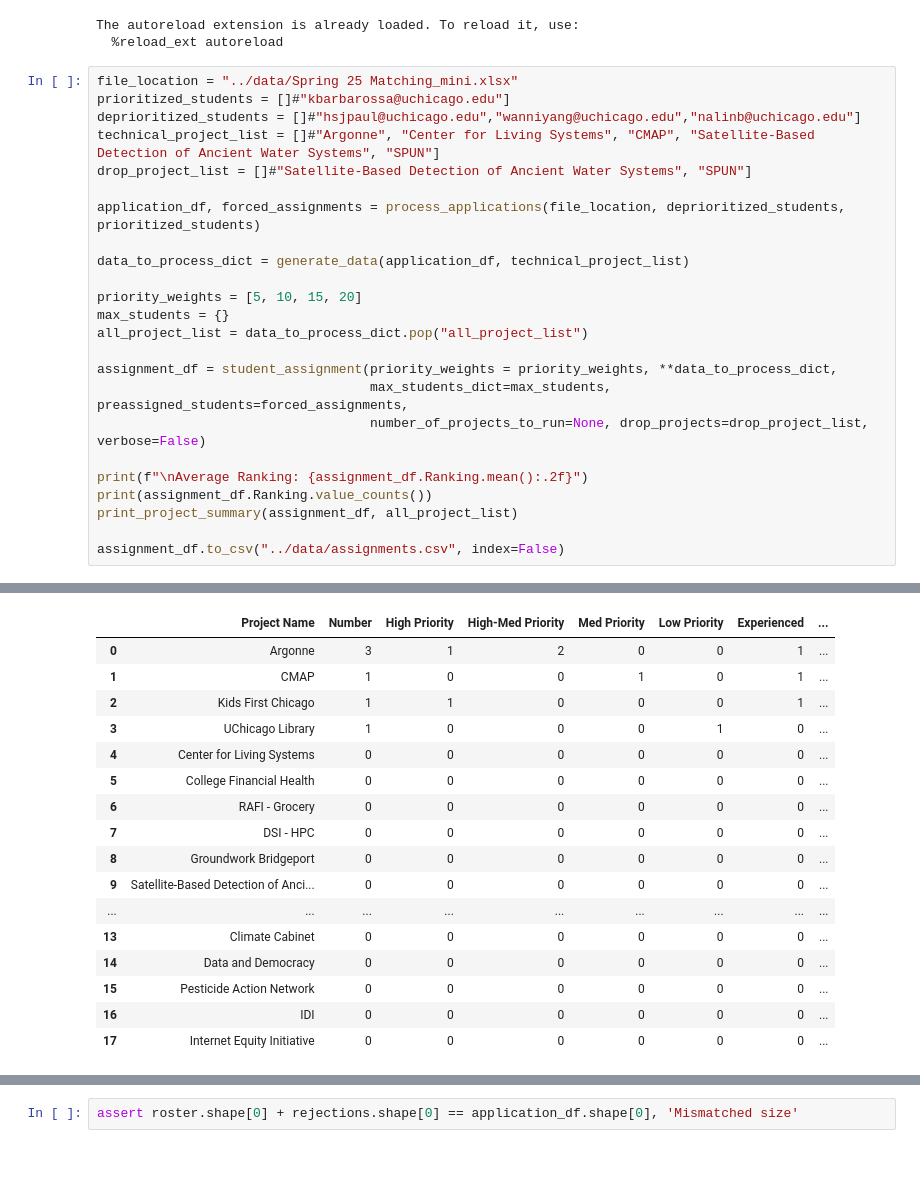
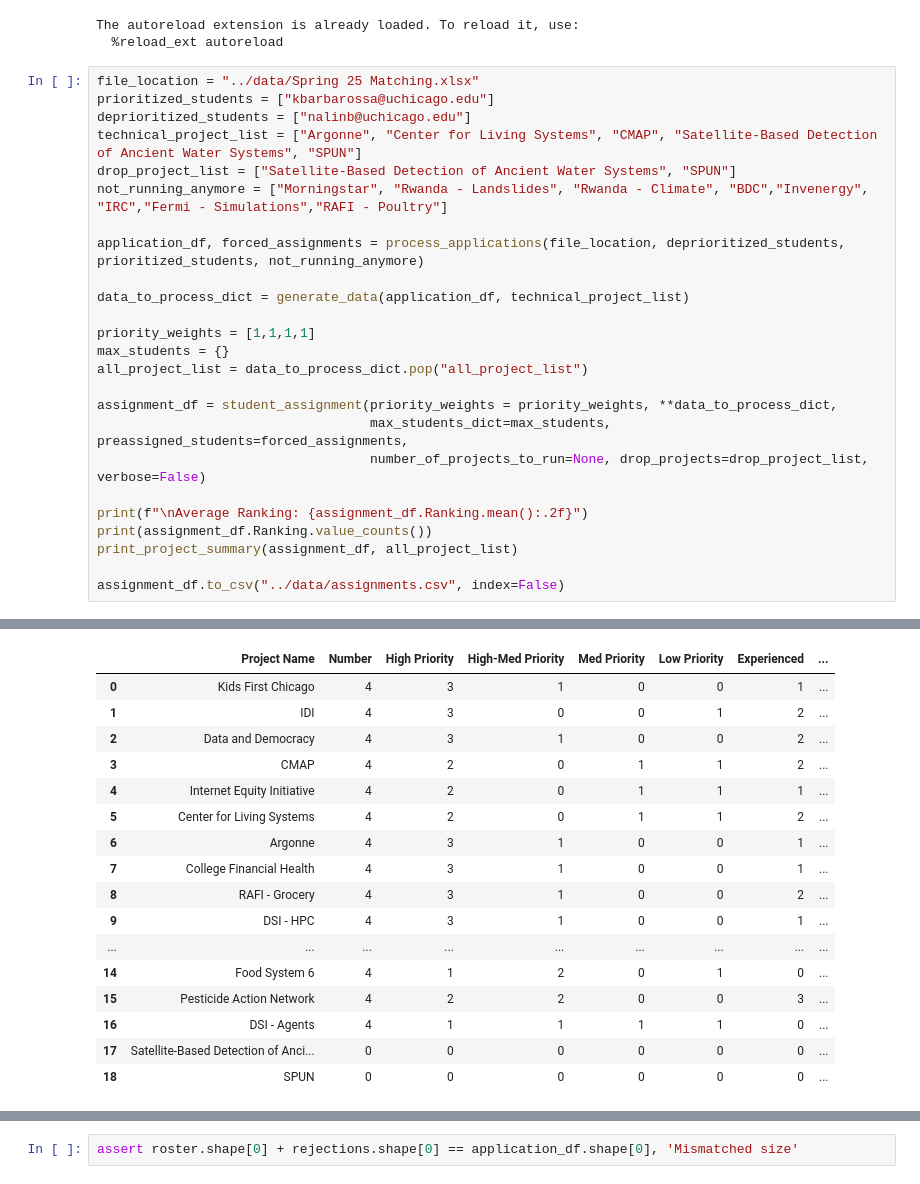
Before and after one commit to dsi-clinic/the-clinic, a Jupyter notebook: admin/matching/notebooks/matching.ipynb, the cells around one changed output, grey strips where cells are left out. Saved outputs shown, nothing was run; the diff lists cells and outputs as text.

Commit message:
Update matching

```diff
--- a/admin/matching/notebooks/matching.ipynb
+++ b/admin/matching/notebooks/matching.ipynb
@@ -21,17 +21,18 @@ from utils.utils import (
 The autoreload extension is already loaded. To reload it, use:
   %reload_ext autoreload
 # %%
-file_location = "../data/Spring 25 Matching_mini.xlsx"
-prioritized_students = []#"kbarbarossa@uchicago.edu"]
-deprioritized_students = []#"hsjpaul@uchicago.edu","wanniyang@uchicago.edu","nalinb@uchicago.edu"]
-technical_project_list = []#"Argonne", "Center for Living Systems", "CMAP", "Satellite-Based Detection of Ancient Water Systems", "SPUN"]
-drop_project_list = []#"Satellite-Based Detection of Ancient Water Systems", "SPUN"]
+file_location = "../data/Spring 25 Matching.xlsx"
+prioritized_students = ["kbarbarossa@uchicago.edu"]
+deprioritized_students = ["nalinb@uchicago.edu"]
+technical_project_list = ["Argonne", "Center for Living Systems", "CMAP", "Satellite-Based Detection of Ancient Water Systems", "SPUN"]
+drop_project_list = ["Satellite-Based Detection of Ancient Water Systems", "SPUN"]
+not_running_anymore = ["Morningstar", "Rwanda - Landslides", "Rwanda - Climate", "BDC","Invenergy", "IRC","Fermi - Simulations","RAFI - Poultry"]
 
-application_df, forced_assignments = process_applications(file_location, deprioritized_students, prioritized_students)
+application_df, forced_assignments = process_applications(file_location, deprioritized_students, prioritized_students, not_running_anymore)
 
 data_to_process_dict = generate_data(application_df, technical_project_list)
 
-priority_weights = [5, 10, 15, 20]
+priority_weights = [1,1,1,1]
 max_students = {}
 all_project_list = data_to_process_dict.pop("all_project_list")
 
@@ -63,22 +64,22 @@ Student Summary: 10 of 10 students were matched to a project.
 
 Project Summary:
 |  | Project Name | Number | High Priority | High-Med Priority | Med Priority | Low Priority | Experienced | ... |
-| 0 | Argonne | 3 | 1 | 2 | 0 | 0 | 1 | ... |
-| 1 | CMAP | 1 | 0 | 0 | 1 | 0 | 1 | ... |
-| 2 | Kids First Chicago | 1 | 1 | 0 | 0 | 0 | 1 | ... |
-| 3 | UChicago Library | 1 | 0 | 0 | 0 | 1 | 0 | ... |
-| 4 | Center for Living Systems | 0 | 0 | 0 | 0 | 0 | 0 | ... |
-| 5 | College Financial Health | 0 | 0 | 0 | 0 | 0 | 0 | ... |
-| 6 | RAFI - Grocery | 0 | 0 | 0 | 0 | 0 | 0 | ... |
-| 7 | DSI - HPC | 0 | 0 | 0 | 0 | 0 | 0 | ... |
-| 8 | Groundwork Bridgeport | 0 | 0 | 0 | 0 | 0 | 0 | ... |
-| 9 | Satellite-Based Detection of Anci... | 0 | 0 | 0 | 0 | 0 | 0 | ... |
+| 0 | Kids First Chicago | 4 | 3 | 1 | 0 | 0 | 1 | ... |
+| 1 | IDI | 4 | 3 | 0 | 0 | 1 | 2 | ... |
+| 2 | Data and Democracy | 4 | 3 | 1 | 0 | 0 | 2 | ... |
+| 3 | CMAP | 4 | 2 | 0 | 1 | 1 | 2 | ... |
+| 4 | Internet Equity Initiative | 4 | 2 | 0 | 1 | 1 | 1 | ... |
+| 5 | Center for Living Systems | 4 | 2 | 0 | 1 | 1 | 2 | ... |
+| 6 | Argonne | 4 | 3 | 1 | 0 | 0 | 1 | ... |
+| 7 | College Financial Health | 4 | 3 | 1 | 0 | 0 | 1 | ... |
+| 8 | RAFI - Grocery | 4 | 3 | 1 | 0 | 0 | 2 | ... |
+| 9 | DSI - HPC | 4 | 3 | 1 | 0 | 0 | 1 | ... |
 | ... | ... | ... | ... | ... | ... | ... | ... | ... |
-| 13 | Climate Cabinet | 0 | 0 | 0 | 0 | 0 | 0 | ... |
-| 14 | Data and Democracy | 0 | 0 | 0 | 0 | 0 | 0 | ... |
-| 15 | Pesticide Action Network | 0 | 0 | 0 | 0 | 0 | 0 | ... |
-| 16 | IDI | 0 | 0 | 0 | 0 | 0 | 0 | ... |
-| 17 | Internet Equity Initiative | 0 | 0 | 0 | 0 | 0 | 0 | ... |
+| 14 | Food System 6 | 4 | 1 | 2 | 0 | 1 | 0 | ... |
+| 15 | Pesticide Action Network | 4 | 2 | 2 | 0 | 0 | 3 | ... |
+| 16 | DSI - Agents | 4 | 1 | 1 | 1 | 1 | 0 | ... |
+| 17 | Satellite-Based Detection of Anci... | 0 | 0 | 0 | 0 | 0 | 0 | ... |
+| 18 | SPUN | 0 | 0 | 0 | 0 | 0 | 0 | ... |
 # %%
 # Generate roster for matching spreadsheet
 roster = generate_roster(application_df, assignment_df)
```
Also changed, not shown: parts of 14 cells of this notebook, 1 other file.
